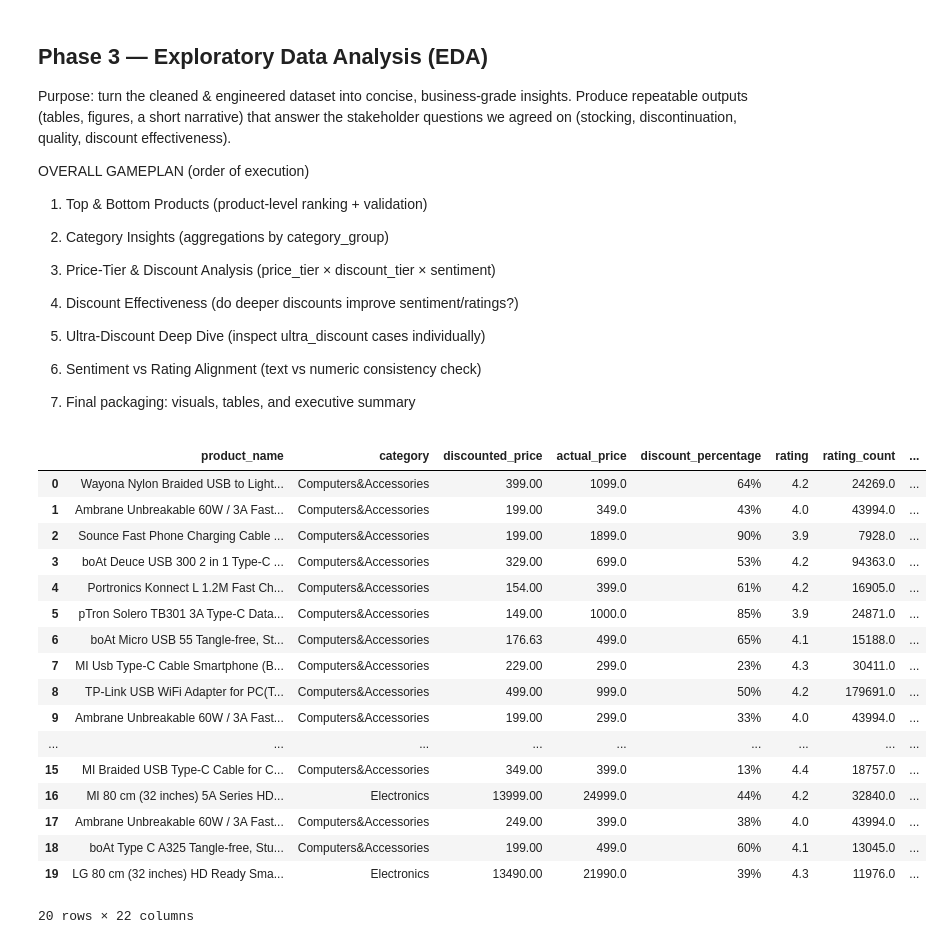
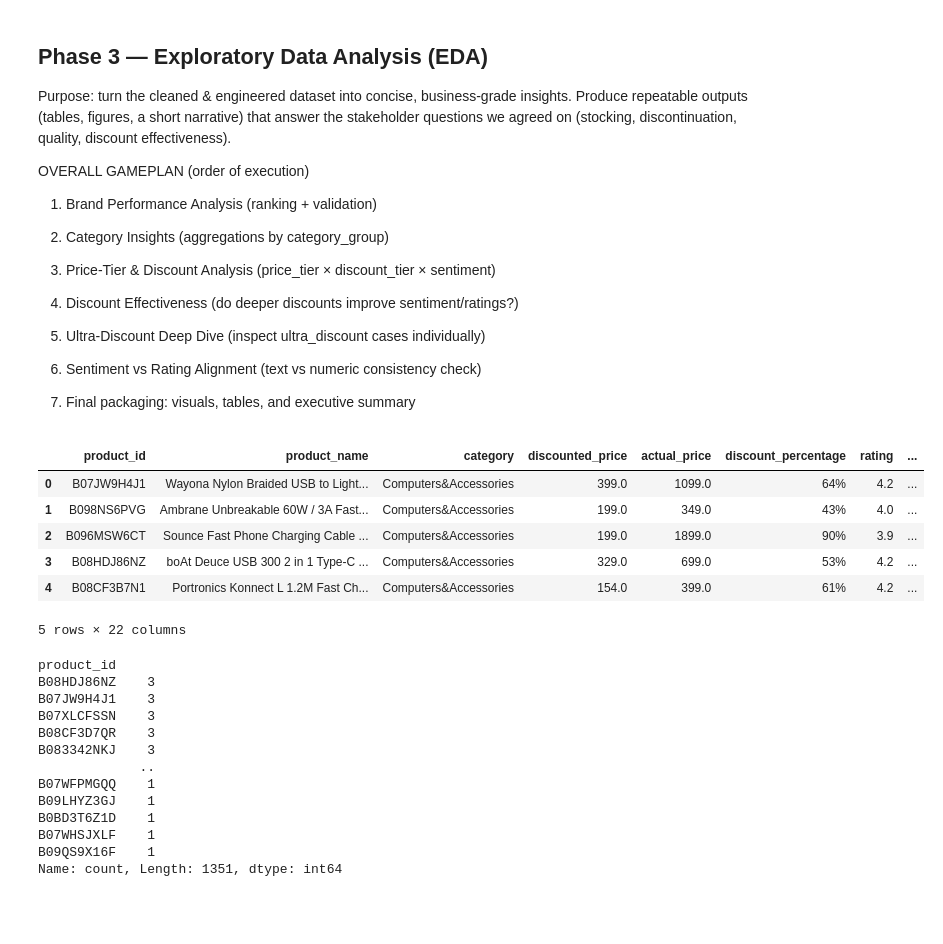
Before and after one commit to CKohwo/Ecommerce-strategy-blueprint, a Jupyter notebook: notebooks/03_exploratory_ data_analysis.ipynb, the cells around one changed output. Cells and saved outputs as stored; diff of their text form; code cells hidden in the pictures; blank space fills up the shorter version.

Commit message:
update _03_eda - brand analysis

```diff
--- a/notebooks/03_exploratory_ data_analysis.ipynb
+++ b/notebooks/03_exploratory_ data_analysis.ipynb
@@ -5,7 +5,7 @@ Purpose: turn the cleaned & engineered dataset into concise, business-grade insi
 
 OVERALL GAMEPLAN (order of execution)
 
-1. Top & Bottom Products (product-level ranking + validation)
+1. Brand Performance Analysis (ranking + validation)
 
 2. Category Insights (aggregations by category_group)
 
@@ -25,23 +25,31 @@ import re
 from matplotlib import pyplot
 # %%
 df_3 = pd.read_csv("/workspaces/Amazon-Sales-data-analysis/notebooks/cleaned_data_2.csv")
-df_3.head(20)
+df_3.head()
 # %% [output]
-|  | product_name | category | discounted_price | actual_price | discount_percentage | rating | rating_count | ... |
-| 0 | Wayona Nylon Braided USB to Light... | Computers&Accessories | 399.00 | 1099.0 | 64% | 4.2 | 24269.0 | ... |
-| 1 | Ambrane Unbreakable 60W / 3A Fast... | Computers&Accessories | 199.00 | 349.0 | 43% | 4.0 | 43994.0 | ... |
-| 2 | Sounce Fast Phone Charging Cable ... | Computers&Accessories | 199.00 | 1899.0 | 90% | 3.9 | 7928.0 | ... |
-| 3 | boAt Deuce USB 300 2 in 1 Type-C ... | Computers&Accessories | 329.00 | 699.0 | 53% | 4.2 | 94363.0 | ... |
-| 4 | Portronics Konnect L 1.2M Fast Ch... | Computers&Accessories | 154.00 | 399.0 | 61% | 4.2 | 16905.0 | ... |
-| 5 | pTron Solero TB301 3A Type-C Data... | Computers&Accessories | 149.00 | 1000.0 | 85% | 3.9 | 24871.0 | ... |
-| 6 | boAt Micro USB 55 Tangle-free, St... | Computers&Accessories | 176.63 | 499.0 | 65% | 4.1 | 15188.0 | ... |
-| 7 | MI Usb Type-C Cable Smartphone (B... | Computers&Accessories | 229.00 | 299.0 | 23% | 4.3 | 30411.0 | ... |
-| 8 | TP-Link USB WiFi Adapter for PC(T... | Computers&Accessories | 499.00 | 999.0 | 50% | 4.2 | 179691.0 | ... |
-| 9 | Ambrane Unbreakable 60W / 3A Fast... | Computers&Accessories | 199.00 | 299.0 | 33% | 4.0 | 43994.0 | ... |
-| ... | ... | ... | ... | ... | ... | ... | ... | ... |
-| 15 | MI Braided USB Type-C Cable for C... | Computers&Accessories | 349.00 | 399.0 | 13% | 4.4 | 18757.0 | ... |
-| 16 | MI 80 cm (32 inches) 5A Series HD... | Electronics | 13999.00 | 24999.0 | 44% | 4.2 | 32840.0 | ... |
-| 17 | Ambrane Unbreakable 60W / 3A Fast... | Computers&Accessories | 249.00 | 399.0 | 38% | 4.0 | 43994.0 | ... |
-| 18 | boAt Type C A325 Tangle-free, Stu... | Computers&Accessories | 199.00 | 499.0 | 60% | 4.1 | 13045.0 | ... |
-| 19 | LG 80 cm (32 inches) HD Ready Sma... | Electronics | 13490.00 | 21990.0 | 39% | 4.3 | 11976.0 | ... |
+|  | product_id | product_name | category | discounted_price | actual_price | discount_percentage | rating | ... |
+| 0 | B07JW9H4J1 | Wayona Nylon Braided USB to Light... | Computers&Accessories | 399.0 | 1099.0 | 64% | 4.2 | ... |
+| 1 | B098NS6PVG | Ambrane Unbreakable 60W / 3A Fast... | Computers&Accessories | 199.0 | 349.0 | 43% | 4.0 | ... |
+| 2 | B096MSW6CT | Sounce Fast Phone Charging Cable ... | Computers&Accessories | 199.0 | 1899.0 | 90% | 3.9 | ... |
+| 3 | B08HDJ86NZ | boAt Deuce USB 300 2 in 1 Type-C ... | Computers&Accessories | 329.0 | 699.0 | 53% | 4.2 | ... |
+| 4 | B08CF3B7N1 | Portronics Konnect L 1.2M Fast Ch... | Computers&Accessories | 154.0 | 399.0 | 61% | 4.2 | ... |
-20 rows × 22 columns
+5 rows × 22 columns
+# %%
+# Most products can be derived through the product_id, but this isnt a worthwhile metric.
+# Its little and not normalized across the dataset, therefore, i dont plan on using it!
+
+df_3["product_id"].value_counts()
+# %% [output]
+product_id
+B08HDJ86NZ    3
+B07JW9H4J1    3
+B07XLCFSSN    3
+B08CF3D7QR    3
+B083342NKJ    3
+             ..
+B07WFPMGQQ    1
+B09LHYZ3GJ    1
+B0BD3T6Z1D    1
+B07WHSJXLF    1
+B09QS9X16F    1
+Name: count, Length: 1351, dtype: int64
```
Also changed, not shown: parts of 9 cells of this notebook.
